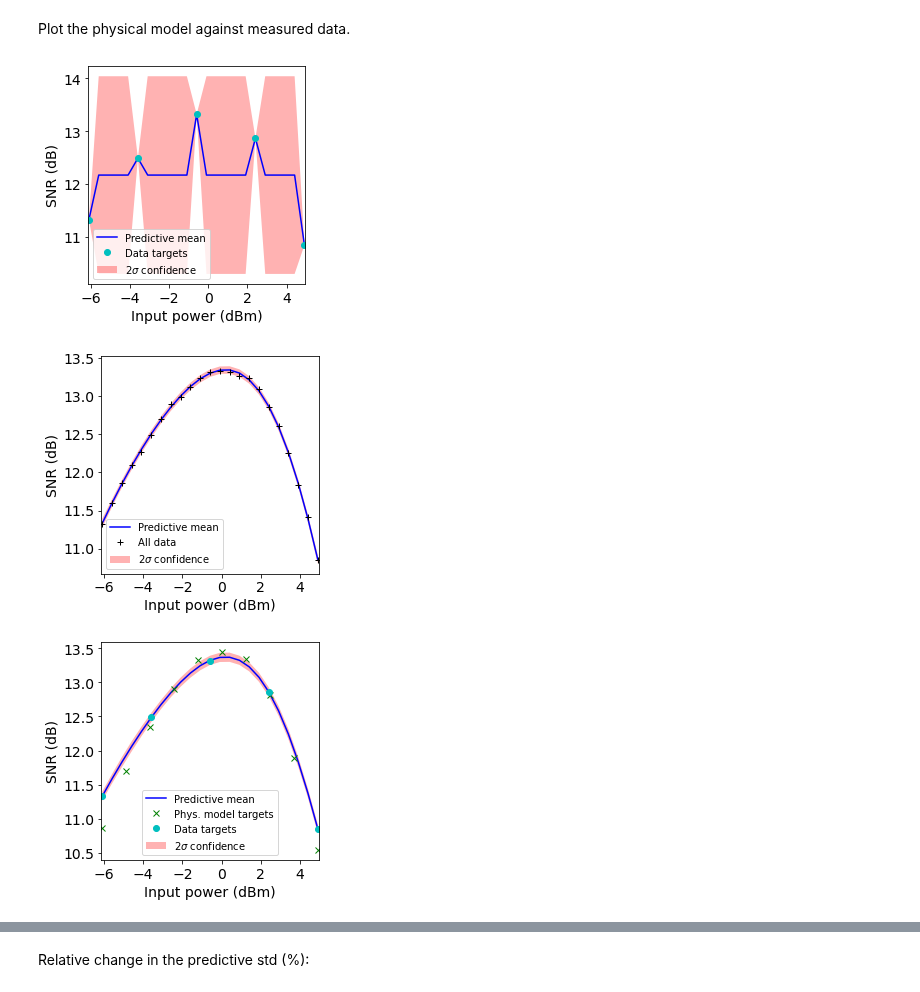
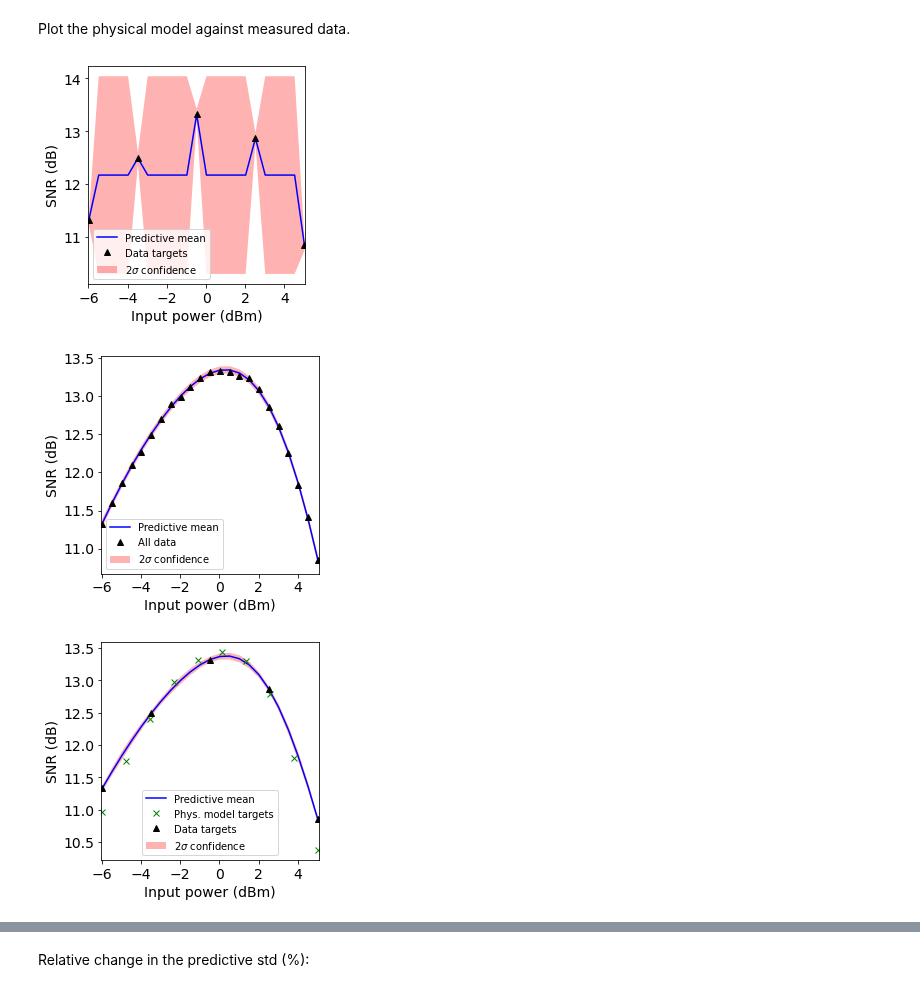
Before and after one commit to joshnevin/physics_enhanced_GPs, a Jupyter notebook: GN_model_enhanced_GPs_comp.ipynb, the cells around one changed output, grey strips where cells are left out. Drawn from its saved outputs; the diff is of its cells as text; code cells hidden in the pictures.

```diff
--- a/GN_model_enhanced_GPs_comp.ipynb
+++ b/GN_model_enhanced_GPs_comp.ipynb
@@ -92,9 +108,8 @@ npp2 = int(num_pts_phys/2)
 # %%
 pch_gn = np.linspace(pch[0], pch[-1], 100)
 emp_pk = 1.2
-pch_sub_shifted = pch_sub - (emp_pk - pch_gn[np.argmax(phys_model.predict_snr(pch_gn))])
-pch_shifted = pch - (emp_pk - pch_gn[np.argmax(phys_model.predict_snr(pch_gn))])
-pch_gn_shifted = np.linspace(pch_shifted[0], pch_shifted[-1], num_pts_phys)
-snr_phys = (phys_model.predict_snr(pch_gn_shifted) + np.random.normal(0, 0.03, len(pch_gn_shifted)) ).reshape(-1,1)
+pch_sub_shifted = shift_pch(pch_sub, emp_pk)
+pch_shifted = shift_pch(pch, emp_pk)
+pch_gn_shifted, snr_phys = gen_phys_targets(phys_model, pch_shifted, num_pts_phys)
 print((emp_pk - pch_gn[np.argmax(phys_model.predict_snr(pch_gn))]))
 # %% [output]
@@ -145,26 +140,4 @@ mu_sk_n2_phys = mu_sk_phys - 2*std_sk_phys
-# %%
-pch_sub_shifted = pch_sub_shifted.reshape(-1, 1)  # needed for SK learn input
-pch_shifted = pch_shifted.reshape(-1, 1)  # needed for SK learn input
-kernel_sk =   C(1, (1e-5, 1e5)) * RBF(1, (1e-5, 1e5)) + W(1, (1e-10,1e5))
-gpr = GaussianProcessRegressor(kernel=kernel_sk, n_restarts_optimizer = 20, normalize_y=True)
-gpr.fit(pch_sub_shifted, snr_sub)
-#print("Optimised kernel: %s" % gpr.kernel_)
-mu_sk, std_sk = gpr.predict(pch_shifted, return_std=True)
-std_sk = np.reshape(std_sk,(np.size(std_sk), 1))
-theta = gpr.kernel_.theta
-lml = gpr.log_marginal_likelihood()
-mu_sk_p2 = mu_sk + 2*std_sk
-mu_sk_n2 = mu_sk - 2*std_sk
-# %%
-pch_shifted = pch_shifted.reshape(-1, 1)
-snr = snr.reshape(-1,1) # needed for SK learn input
-kernel_sk =   C(1, (1e-5, 1e5)) * RBF(1, (1e-5, 1e5)) + W(1, (1e-5,1e5))
-gpr_f = GaussianProcessRegressor(kernel=kernel_sk, n_restarts_optimizer = 20, normalize_y=True)
-gpr_f.fit(pch_shifted, snr)
-#print("Optimised kernel: %s" % gpr.kernel_)
-mu_sk_f, std_sk_f = gpr_f.predict(pch_shifted, return_std=True)
-std_sk_f = np.reshape(std_sk_f,(np.size(std_sk_f), 1))
-theta_f = gpr_f.kernel_.theta
-lml_f = gpr_f.log_marginal_likelihood()
-mu_sk_p2_f = mu_sk_f + 2*std_sk_f
-mu_sk_n2_f = mu_sk_f - 2*std_sk_f
+# %%
+mu_sk_phys, std_sk_phys, theta_phys, lml_phys = train_phys_gp(pch_sub_shifted, pch_test, snr_sub, snr_phys_test, pch_shifted)
+mu_sk_p2_phys = mu_sk_phys + 2*std_sk_phys
+mu_sk_n2_phys = mu_sk_phys - 2*std_sk_phys
@@ -172,7 +153,7 @@ mu_sk_n2_f = mu_sk_f - 2*std_sk_f
 f, ax = plt.subplots()
 ax.plot(pch_shifted, mu_sk, 'b-', label = 'Predictive mean')
 #ax.plot(pch_shifted, snr,'k+', label = 'All data')
-ax.plot(pch_sub_shifted, snr_sub,'co', label = 'Data targets')
+ax.plot(pch_sub_shifted, snr_sub,'k^', label = 'Data targets')
 ax.fill(np.concatenate([pch_shifted, pch_shifted[::-1]]),
             np.concatenate([mu_sk_p2,
                             (mu_sk_n2)[::-1]]),
@@ -188,11 +169,11 @@ f.patch.set_facecolor('w')
 #plt.savefig('figures/comp_standard_gp.pdf', dpi=200,bbox_inches='tight')
 plt.show()
 # %% [output]
-[figure, old version]
+[figure, new version]
 # %%
 f, ax = plt.subplots()
 ax.plot(pch_shifted, mu_sk_f, 'b-', label = 'Predictive mean')
-ax.plot(pch_shifted, snr,'k+', label = 'All data')
+ax.plot(pch_shifted, snr,'k^', label = 'All data')
 ax.fill(np.concatenate([pch_shifted, pch_shifted[::-1]]),
             np.concatenate([mu_sk_p2_f,
                             (mu_sk_n2_f)[::-1]]),
@@ -209,33 +190,33 @@ f.patch.set_facecolor('w')
 #plt.savefig('figures/comp_standard_gp_full.pdf', dpi=200,bbox_inches='tight')
 plt.show()
 # %% [output]
-[figure, old version]
+[figure, new version]
 # %%
 f, ax = plt.subplots()
 ax.plot(pch_shifted, mu_sk_phys, 'b-', label = 'Predictive mean')
 #ax.plot(pch_shifted, snr,'k+', label = 'All data')
 ax.plot(pch_test, snr_phys_test, 'gx', label = 'Phys. model targets')
-ax.plot(pch_sub_shifted, snr_sub,'co', label = 'Data targets')
+ax.plot(pch_sub_shifted, snr_sub,'k^', label = 'Data targets')
 #ax.plot(pch_shifted, phys_model_snr_plt, 'k:', label = 'Phys. model')
 ax.fill(np.concatenate([pch_shifted, pch_shifted[::-1]]),
             np.concatenate([mu_sk_p2_phys,
                             (mu_sk_n2_phys)[::-1]]),
             alpha=0.3, fc='r', ec='None', label='2$\sigma$ confidence')
 plt.xlim([pch_shifted[0]-0.05, pch_shifted[-1]+0.05])
 #plt.xticks([-2.5, -1, 0.5, 2, 3.5 ])
-plt.xticks([-6, -4, -2, 0, 2, 4 ])
+plt.xticks([-6, -4, -2, 0, 2, 4])
 plt.xlabel("Input power (dBm)")
 plt.ylabel("SNR (dB)")
 #plt.title("Physics-enhanced GP")
 plt.legend(prop={'size':10})
 ax.set_aspect(1.0/ax.get_data_ratio(), adjustable='box')
 f.patch.set_facecolor('w')
 #plt.savefig('figures/comp_gn_enhanced_gp.pdf', dpi=200,bbox_inches='tight')
 #plt.savefig('figures/comp_gn_enhanced_gp_009.pdf', dpi=200,bbox_inches='tight')
 #plt.savefig('figures/comp_gn_enhanced_gp_001.pdf', dpi=200,bbox_inches='tight')
 plt.show()
 # %% [output]
-[figure, old version]
+[figure, new version]
 # %%
 phys_model_snr_plt = phys_model.predict_snr(pch_shifted)
 f, ax = plt.subplots()
```
Also changed, not shown: parts of 28 cells of this notebook, 1 other file.
